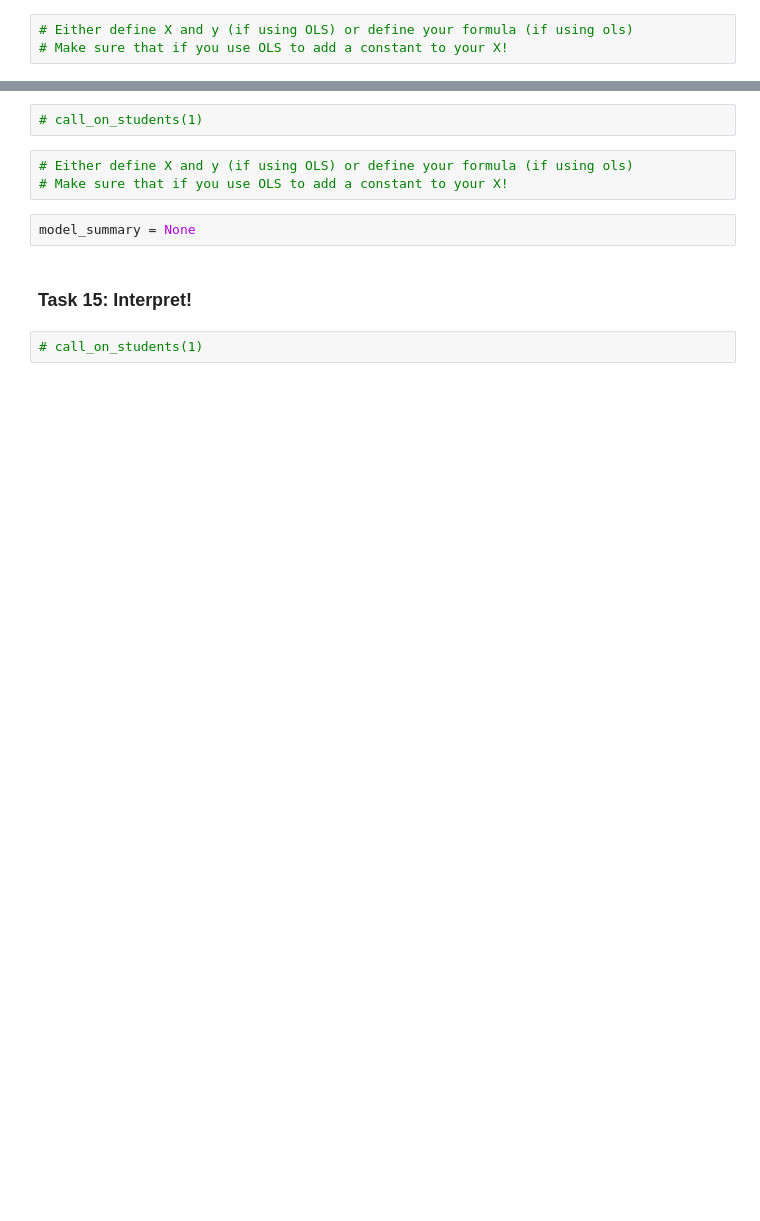
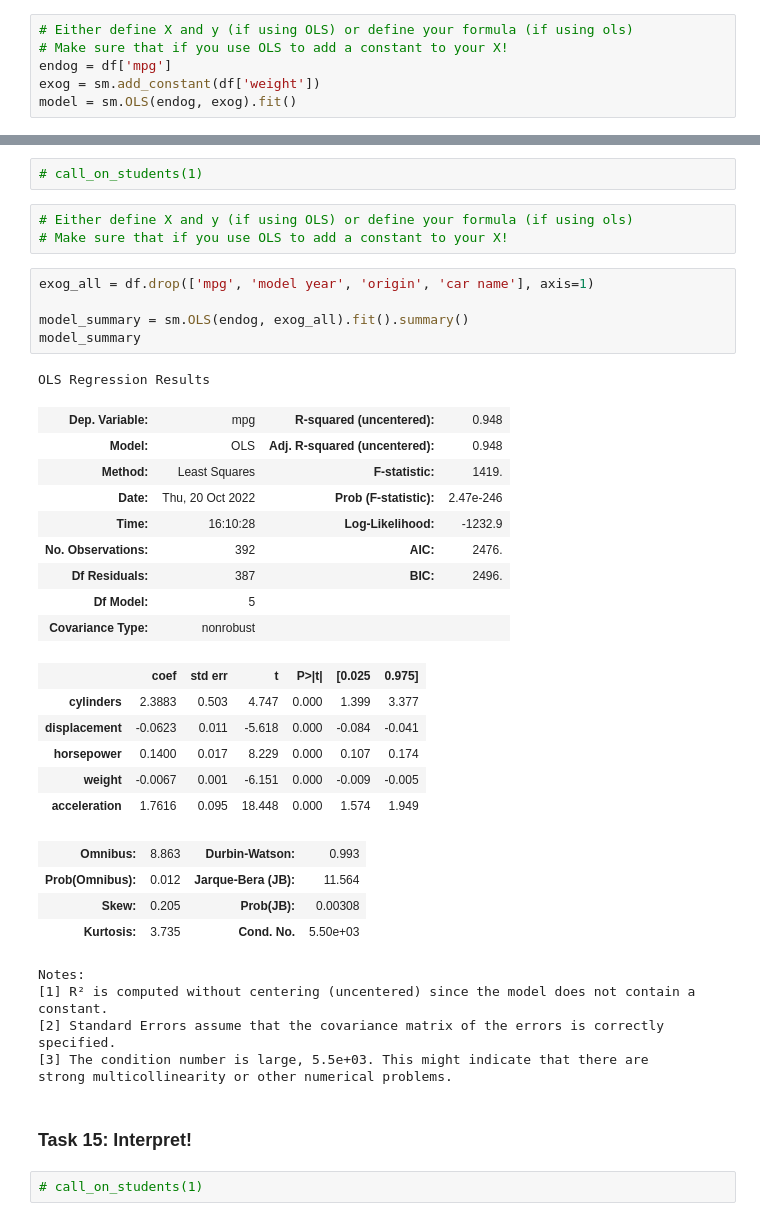
Before and after one commit to dermothethird/DS-Live-091922, a Jupyter notebook: Phase2/P2-Code-Challenge-Review.ipynb, the cells around one changed output, grey strips where cells are left out. Saved outputs shown, nothing was run; the diff lists cells and outputs as text; blank space fills up the shorter version.

```diff
--- a/Phase2/P2-Code-Challenge-Review.ipynb
+++ b/Phase2/P2-Code-Challenge-Review.ipynb
@@ -244,3 +330,6 @@ from statsmodels.formula.api import ols
 # %%
 # Either define X and y (if using OLS) or define your formula (if using ols)
 # Make sure that if you use OLS to add a constant to your X!
+endog = df['mpg']
+exog = sm.add_constant(df['weight'])
+model = sm.OLS(endog, exog).fit()
@@ -268,8 +390,37 @@ df.head()
 # %%
 # Either define X and y (if using OLS) or define your formula (if using ols)
 # Make sure that if you use OLS to add a constant to your X!
-# %%
-model_summary = None
+# %%
+exog_all = df.drop(['mpg', 'model year', 'origin', 'car name'], axis=1)
+
+model_summary = sm.OLS(endog, exog_all).fit().summary()
+model_summary
+# %% [output]
+OLS Regression Results
+| Dep. Variable: | mpg | R-squared (uncentered): | 0.948 |
+| Model: | OLS | Adj. R-squared (uncentered): | 0.948 |
+| Method: | Least Squares | F-statistic: | 1419. |
+| Date: | Thu, 20 Oct 2022 | Prob (F-statistic): | 2.47e-246 |
+| Time: | 16:10:28 | Log-Likelihood: | -1232.9 |
+| No. Observations: | 392 | AIC: | 2476. |
+| Df Residuals: | 387 | BIC: | 2496. |
+| Df Model: | 5 |  |  |
+| Covariance Type: | nonrobust |  |  |
+|  | coef | std err | t | P>|t| | [0.025 | 0.975] |
+| cylinders | 2.3883 | 0.503 | 4.747 | 0.000 | 1.399 | 3.377 |
+| displacement | -0.0623 | 0.011 | -5.618 | 0.000 | -0.084 | -0.041 |
+| horsepower | 0.1400 | 0.017 | 8.229 | 0.000 | 0.107 | 0.174 |
+| weight | -0.0067 | 0.001 | -6.151 | 0.000 | -0.009 | -0.005 |
+| acceleration | 1.7616 | 0.095 | 18.448 | 0.000 | 1.574 | 1.949 |
+| Omnibus: | 8.863 | Durbin-Watson: | 0.993 |
+| Prob(Omnibus): | 0.012 | Jarque-Bera (JB): | 11.564 |
+| Skew: | 0.205 | Prob(JB): | 0.00308 |
+| Kurtosis: | 3.735 | Cond. No. | 5.50e+03 |
+Notes:
+[1] R² is computed without centering (uncentered) since the model does not contain a constant.
+[2] Standard Errors assume that the covariance matrix of the errors is correctly specified.
+[3] The condition number is large, 5.5e+03. This might indicate that there are
+strong multicollinearity or other numerical problems.
 # %% [markdown]
 ### Task 15: Interpret!
 # %%
```
Also changed, not shown: parts of 29 cells of this notebook, 2 other files.
